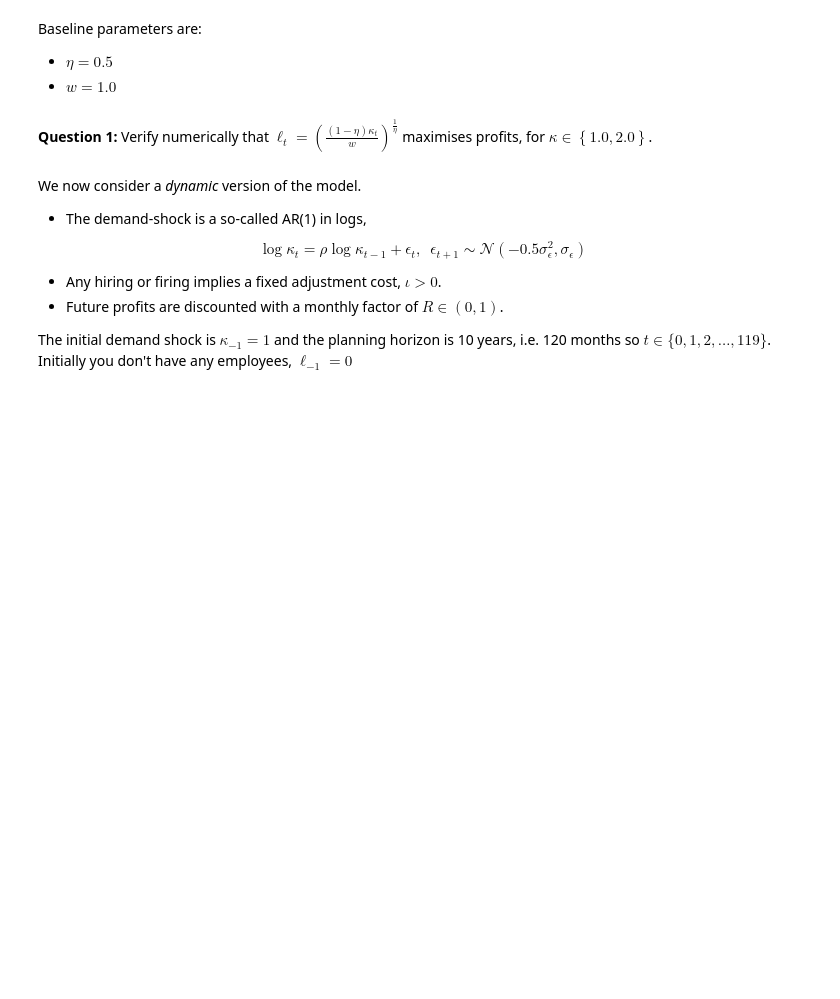
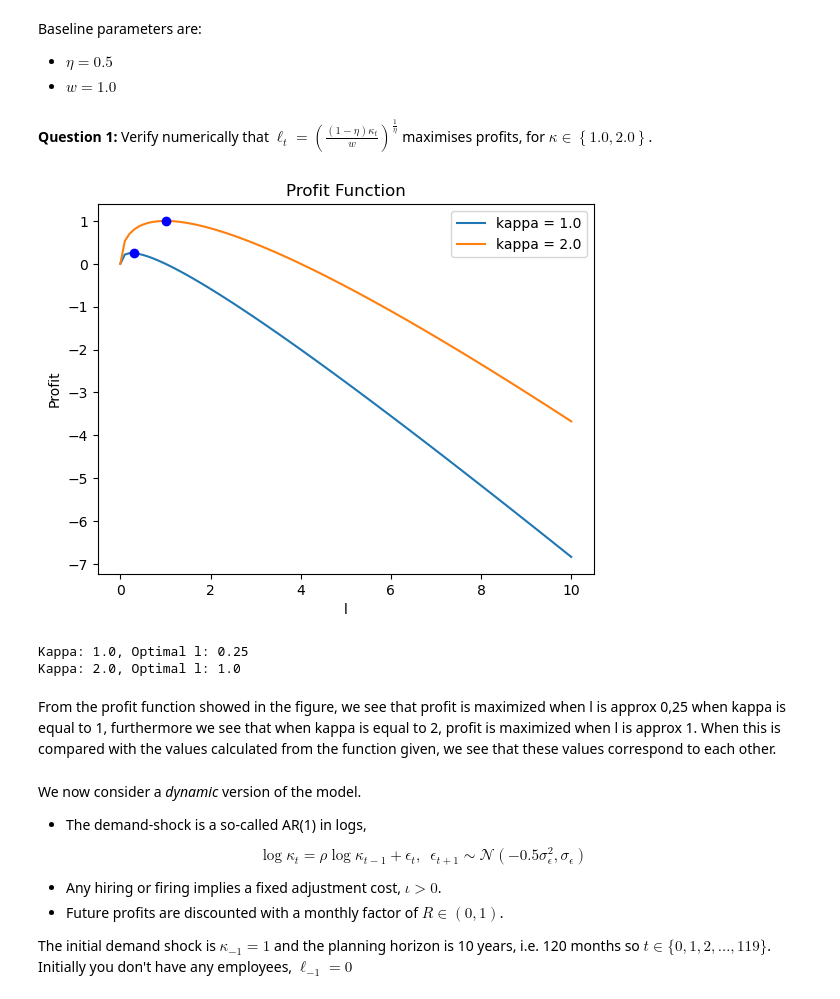
Before and after one commit to NumEconCopenhagen/projects-2023-siuuu, a Jupyter notebook: Exam/Exam-2023-notebook.ipynb, the cells around one changed output. Saved outputs shown, nothing was run; the diff lists cells and outputs as text; code cells hidden in the pictures; blank space fills up the shorter version.

```diff
--- a/Exam/Exam-2023-notebook.ipynb
+++ b/Exam/Exam-2023-notebook.ipynb
@@ -236,3 +234,64 @@ Baseline parameters are:
+# %%
+import numpy as np
+import matplotlib.pyplot as plt
+
+# Set the baseline parameters
+eta = 0.5
+w = 1.0
+# Define the range of l values
+l_values = np.linspace(0, 10, 100)
+
+# Calculate the profit function for each l value
+profit = lambda l, kappa: kappa * l**(1 - eta) - w * l
+
+# Calculate the profit for kappa = 1 and 2
+profit_kappa1 = profit(l_values, 1.0)
+profit_kappa2 = profit(l_values, 2.0)
+
+# Find the maximum profit and its corresponding l value for kappa = 1
+max_profit_kappa1 = np.max(profit_kappa1)
+max_l_kappa1 = l_values[np.argmax(profit_kappa1)]
+
+# Find the maximum profit and its corresponding l value for kappa = 2
+max_profit_kappa2 = np.max(profit_kappa2)
+max_l_kappa2 = l_values[np.argmax(profit_kappa2)]
+
+# Plot the profit function for kappa = 1 and 2
+plt.plot(l_values, profit_kappa1, label='kappa = 1.0')
+plt.plot(l_values, profit_kappa2, label='kappa = 2.0')
+
+# Mark the maximum point
+plt.plot(max_l_kappa1, max_profit_kappa1, 'bo')
+plt.plot(max_l_kappa2, max_profit_kappa2, 'bo')
+
+# Set the x-axis and y-axis labels
+plt.xlabel('l')
+plt.ylabel('Profit')
+
+# Set the title of the plot
+plt.title('Profit Function')
+
+# Add a legend to the plot
+plt.legend()
+
+# Display the plot
+plt.show()
+
+# Define the kappa values
+kappa_values = np.array([1.0, 2.0])
+
+# Calculate the optimal l for each kappa value
+optimal_l_values = ((1 - eta) * kappa_values / w) ** (1 / eta)
+
+# Print the optimal l values
+for kappa, l in zip(kappa_values, optimal_l_values):
+    print(f'Kappa: {kappa}, Optimal l: {l}')
+# %% [output]
+[figure, added]
+Kappa: 1.0, Optimal l: 0.25
+Kappa: 2.0, Optimal l: 1.0
+# %% [markdown]
+From the profit function showed in the figure, we see that profit is maximized when l is approx 0,25 when kappa is equal to 1, furthermore we see that when kappa is equal to 2, profit is maximized when l is approx 1. When this is compared with the values calculated from the function given, we see that these values correspond to each other.
 # %% [markdown]
 We now consider a *dynamic* version of the model.
 
```
Also changed, not shown: parts of 1 cell of this notebook.
